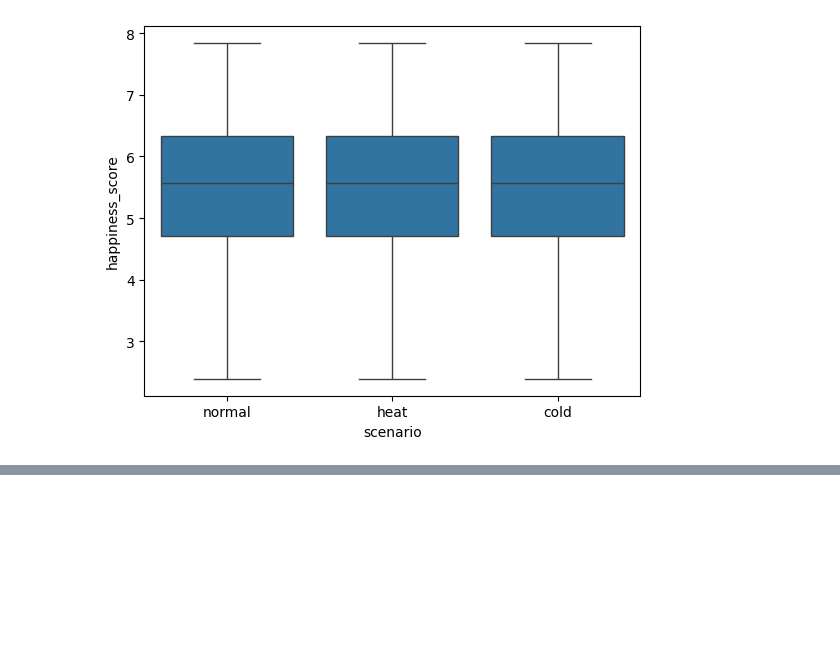
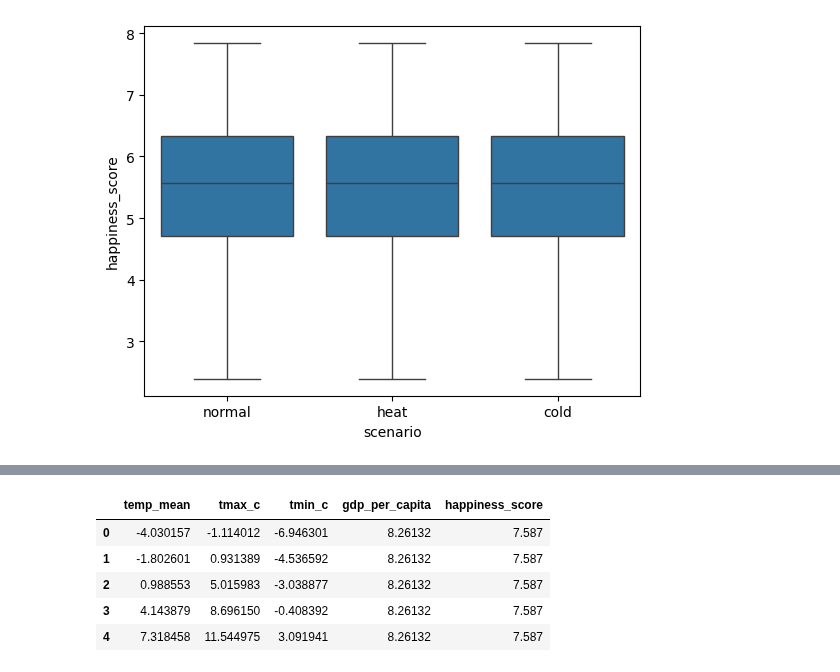
Before and after one commit to Carlagallo/Trabajo_final_MasterData, a Jupyter notebook: Notebook/Análisis_preliminar.ipynb, the cells around one changed output, grey strips where cells are left out. Cells and saved outputs as stored; diff of their text form; code cells hidden in the pictures; blank space fills up the shorter version.

```diff
--- a/Notebook/Análisis_preliminar.ipynb
+++ b/Notebook/Análisis_preliminar.ipynb
@@ -1433,0 +1603,9 @@ sns.boxplot(x='scenario', y='happiness_score', data=df_expanded)
+# %%
+df_final[['temp_mean','tmax_c','tmin_c','gdp_per_capita','happiness_score']].head()
+# %% [output]
+|  | temp_mean | tmax_c | tmin_c | gdp_per_capita | happiness_score |
+| 0 | -4.030157 | -1.114012 | -6.946301 | 8.26132 | 7.587 |
+| 1 | -1.802601 | 0.931389 | -4.536592 | 8.26132 | 7.587 |
+| 2 | 0.988553 | 5.015983 | -3.038877 | 8.26132 | 7.587 |
+| 3 | 4.143879 | 8.696150 | -0.408392 | 8.26132 | 7.587 |
+| 4 | 7.318458 | 11.544975 | 3.091941 | 8.26132 | 7.587 |
```
Also changed, not shown: parts of 24 cells of this notebook, 4 other files.
